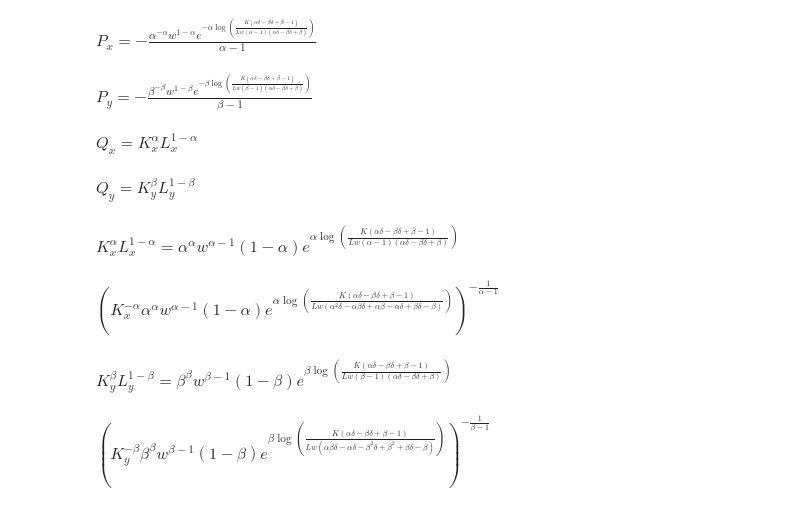
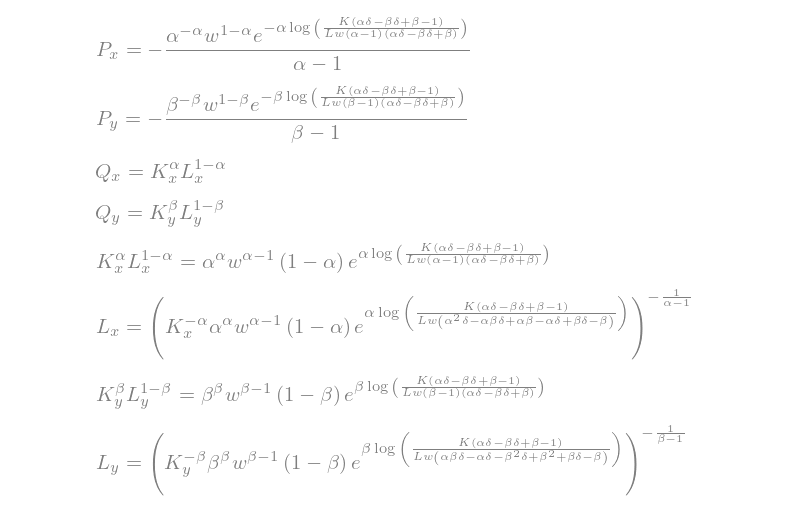
Before and after one commit to karaskernel/econ.540.international-trade-models, a Jupyter notebook: HO.ipynb, the cells around one changed output. Drawn from its saved outputs; the diff is of its cells as text; code cells hidden in the pictures.

```diff
--- a/HO.ipynb
+++ b/HO.ipynb
@@ -195,31 +203,31 @@ k_l_y_func = sympy.lambdify((w, r, b), k_l_y.rhs, 'numpy')
 # %%
 # solve for Qx(Lx, Kx) = 1/Px and Qy(Ly, Ky) = 1/Py
 # simplify Px Py equations
 Px_eq_sim = sympy.simplify(Px_eq.subs([(r, r_w_s[r])]))
 display(Px_eq_sim)
 Py_eq_sim = sympy.simplify(Py_eq.subs([(r, r_w_s[r])]))
 display(Py_eq_sim)
 display(qx_eq)
 display(qy_eq)
 
 qx_eq_iso_px = sympy.simplify(qx_eq.subs(Qx, 1/Px_eq_sim.rhs))
 display(qx_eq_iso_px)
 qx_eq_iso_px_lx = solve((qx_eq_iso_px), Lx)[0]
-display(qx_eq_iso_px_lx)
+display(Eq(Lx, qx_eq_iso_px_lx))
 
 qy_eq_iso_py = sympy.simplify(qy_eq.subs(Qy, 1/Py_eq_sim.rhs))
 display(qy_eq_iso_py)
 qy_eq_iso_py_ly = solve((qy_eq_iso_py), Ly)[0]
-display(qy_eq_iso_py_ly)
+display(Eq(Ly, qy_eq_iso_py_ly))
 # %% [output]
-$\displaystyle P_{x} = - \frac{\alpha^{- \alpha} w^{1 - \alpha} e^{- \alpha \log{\left(\frac{K \left(\alpha \delta - \beta \delta + \beta - 1\right)}{L w \left(\alpha - 1\right) \left(\alpha \delta - \beta \delta + \beta\right)} \right)}}}{\alpha - 1}$
-$\displaystyle P_{y} = - \frac{\beta^{- \beta} w^{1 - \beta} e^{- \beta \log{\left(\frac{K \left(\alpha \delta - \beta \delta + \beta - 1\right)}{L w \left(\beta - 1\right) \left(\alpha \delta - \beta \delta + \beta\right)} \right)}}}{\beta - 1}$
-$\displaystyle Q_{x} = K_{x}^{\alpha} L_{x}^{1 - \alpha}$
-$\displaystyle Q_{y} = K_{y}^{\beta} L_{y}^{1 - \beta}$
-$\displaystyle K_{x}^{\alpha} L_{x}^{1 - \alpha} = \alpha^{\alpha} w^{\alpha - 1} \left(1 - \alpha\right) e^{\alpha \log{\left(\frac{K \left(\alpha \delta - \beta \delta + \beta - 1\right)}{L w \left(\alpha - 1\right) \left(\alpha \delta - \beta \delta + \beta\right)} \right)}}$
-$\displaystyle \left(K_{x}^{- \alpha} \alpha^{\alpha} w^{\alpha - 1} \left(1 - \alpha\right) e^{\alpha \log{\left(\frac{K \left(\alpha \delta - \beta \delta + \beta - 1\right)}{L w \left(\alpha^{2} \delta - \alpha \beta \delta + \alpha \beta - \alpha \delta + \beta \delta - \beta\right)} \right)}}\right)^{- \frac{1}{\alpha - 1}}$
-$\displaystyle K_{y}^{\beta} L_{y}^{1 - \beta} = \beta^{\beta} w^{\beta - 1} \left(1 - \beta\right) e^{\beta \log{\left(\frac{K \left(\alpha \delta - \beta \delta + \beta - 1\right)}{L w \left(\beta - 1\right) \left(\alpha \delta - \beta \delta + \beta\right)} \right)}}$
-$\displaystyle \left(K_{y}^{- \beta} \beta^{\beta} w^{\beta - 1} \left(1 - \beta\right) e^{\beta \log{\left(\frac{K \left(\alpha \delta - \beta \delta + \beta - 1\right)}{L w \left(\alpha \beta \delta - \alpha \delta - \beta^{2} \delta + \beta^{2} + \beta \delta - \beta\right)} \right)}}\right)^{- \frac{1}{\beta - 1}}$
+[figure, added]
+[figure, added]
+[figure, added]
+[figure, added]
+[figure, added]
+[figure, added]
+[figure, added]
+[figure, added]
 # %%
 # lambdify isocost production contours
 qx_eq_iso_px_lx_func = sympy.lambdify((w, r, L, K, Kx, a, b, d), qx_eq_iso_px_lx)
```
Also changed, not shown: parts of 31 cells of this notebook, 1 other file.
